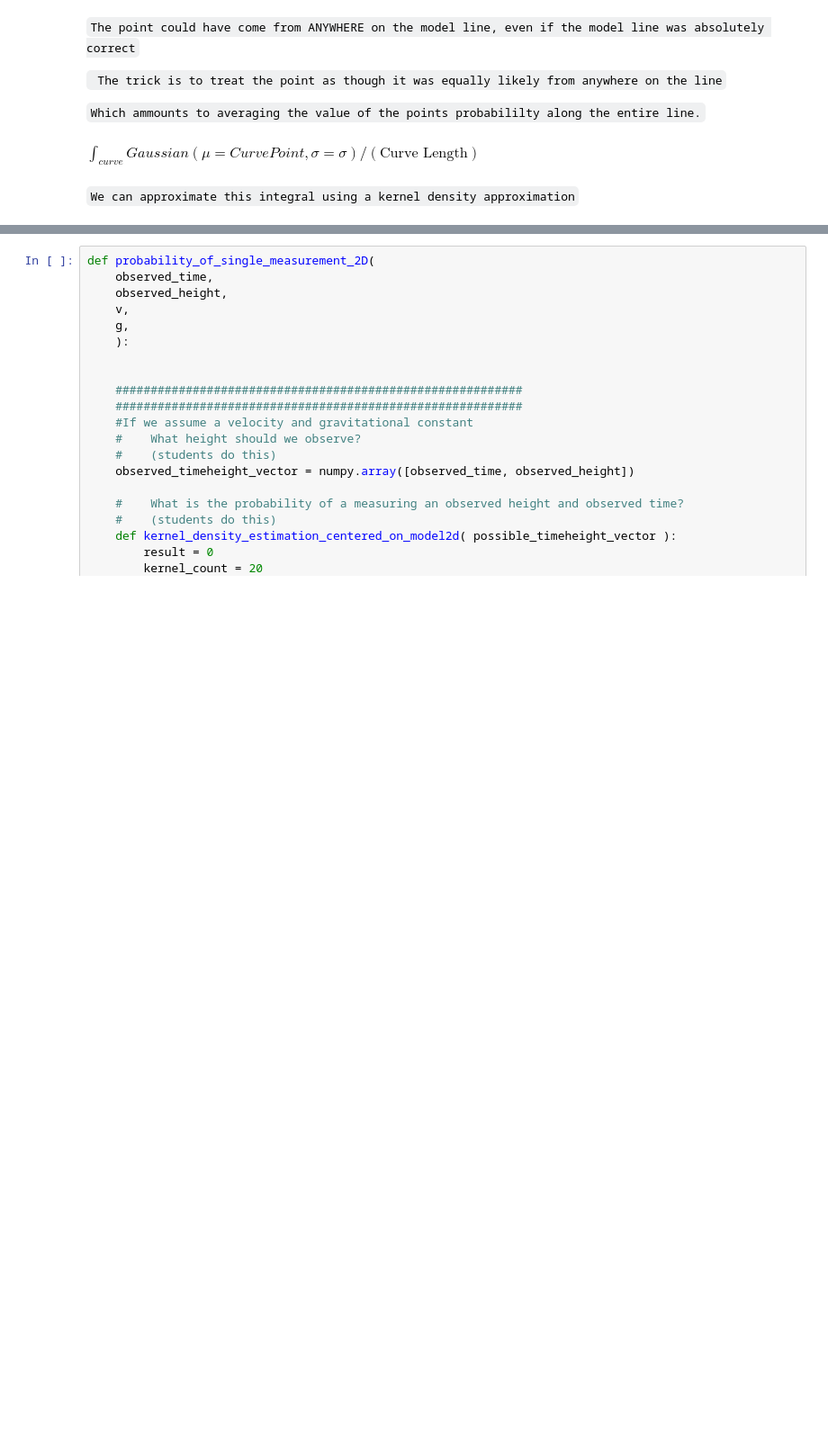
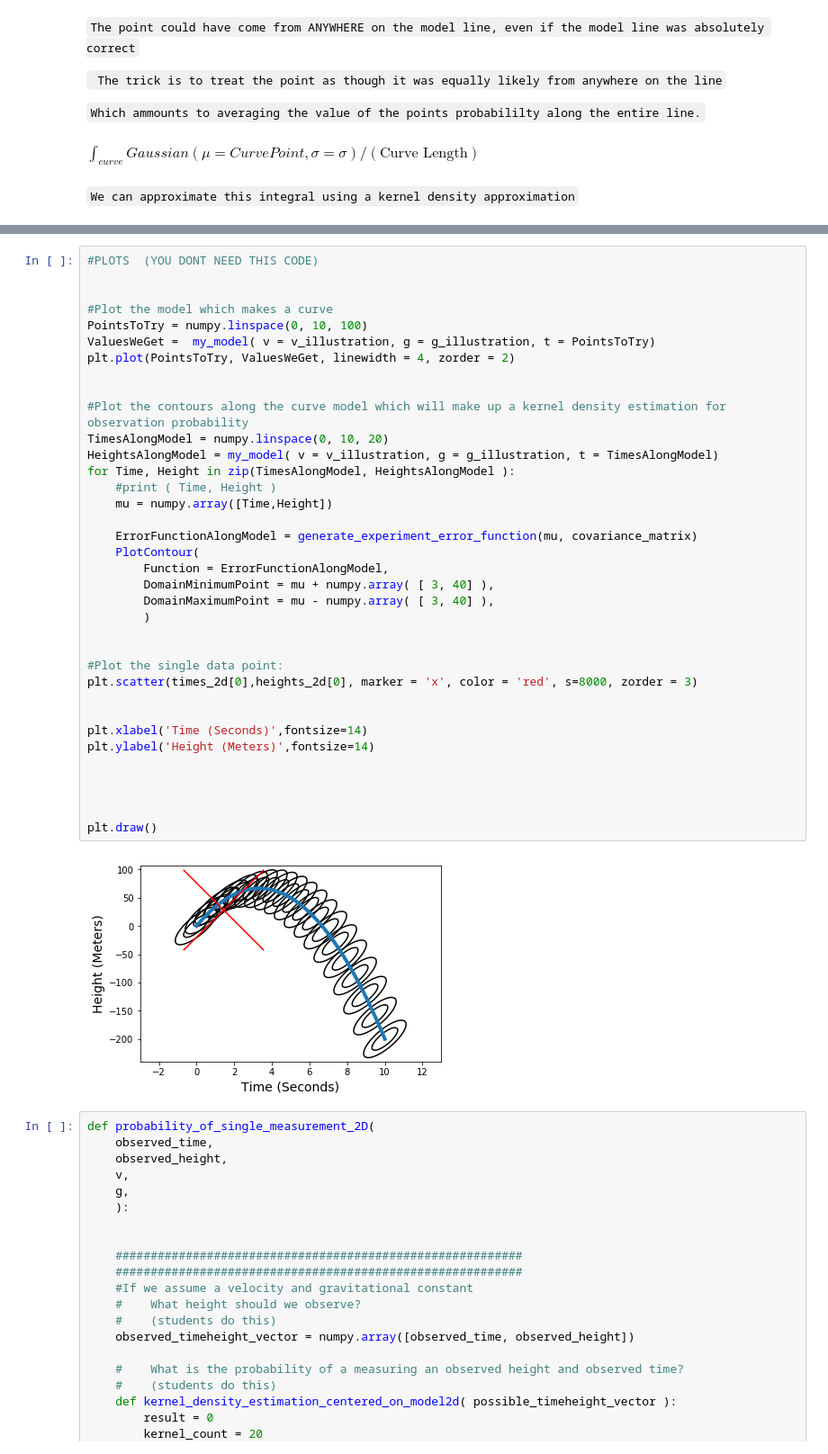
Before and after one commit to uofscphysics/STEM_Python_Course, a Jupyter notebook: Day_4/day_4_student_completed_workbook_likelihood_analysis.ipynb, the cells around one changed output, grey strips where cells are left out. Shown at 90% size. Cells and saved outputs as stored; diff of their text form; blank space fills up the shorter version.

```diff
--- a/Day_4/day_4_student_completed_workbook_likelihood_analysis.ipynb
+++ b/Day_4/day_4_student_completed_workbook_likelihood_analysis.ipynb
@@ -524,3 +481,41 @@ plt.draw()
+# %%
+#PLOTS  (YOU DONT NEED THIS CODE)
+
+
+#Plot the model which makes a curve
+PointsToTry = numpy.linspace(0, 10, 100)
+ValuesWeGet =  my_model( v = v_illustration, g = g_illustration, t = PointsToTry)
+plt.plot(PointsToTry, ValuesWeGet, linewidth = 4, zorder = 2)
+
+
+#Plot the contours along the curve model which will make up a kernel density estimation for observation probability
+TimesAlongModel = numpy.linspace(0, 10, 20)
+HeightsAlongModel = my_model( v = v_illustration, g = g_illustration, t = TimesAlongModel)
+for Time, Height in zip(TimesAlongModel, HeightsAlongModel ):
+    #print ( Time, Height )
+    mu = numpy.array([Time,Height])
+
+    ErrorFunctionAlongModel = generate_experiment_error_function(mu, covariance_matrix)
+    PlotContour(
+        Function = ErrorFunctionAlongModel,
+        DomainMinimumPoint = mu + numpy.array( [ 3, 40] ),
+        DomainMaximumPoint = mu - numpy.array( [ 3, 40] ),
+        )
+
+
+#Plot the single data point:
+plt.scatter(times_2d[0],heights_2d[0], marker = 'x', color = 'red', s=8000, zorder = 3)
+
+
+plt.xlabel('Time (Seconds)',fontsize=14)
+plt.ylabel('Height (Meters)',fontsize=14)
+
+
+
+
+plt.draw()
+# %% [output]
+[figure, added]
 # %%
 def probability_of_single_measurement_2D(
     observed_time,
```
Also changed, not shown: parts of 15 cells of this notebook.
